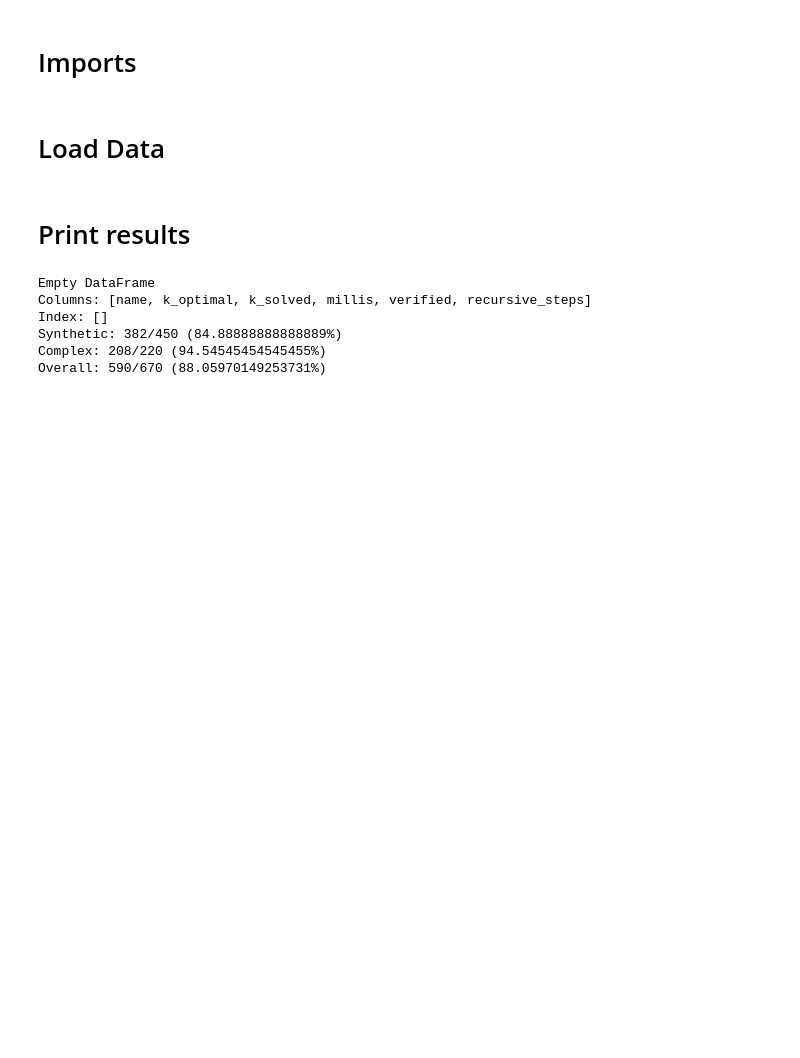
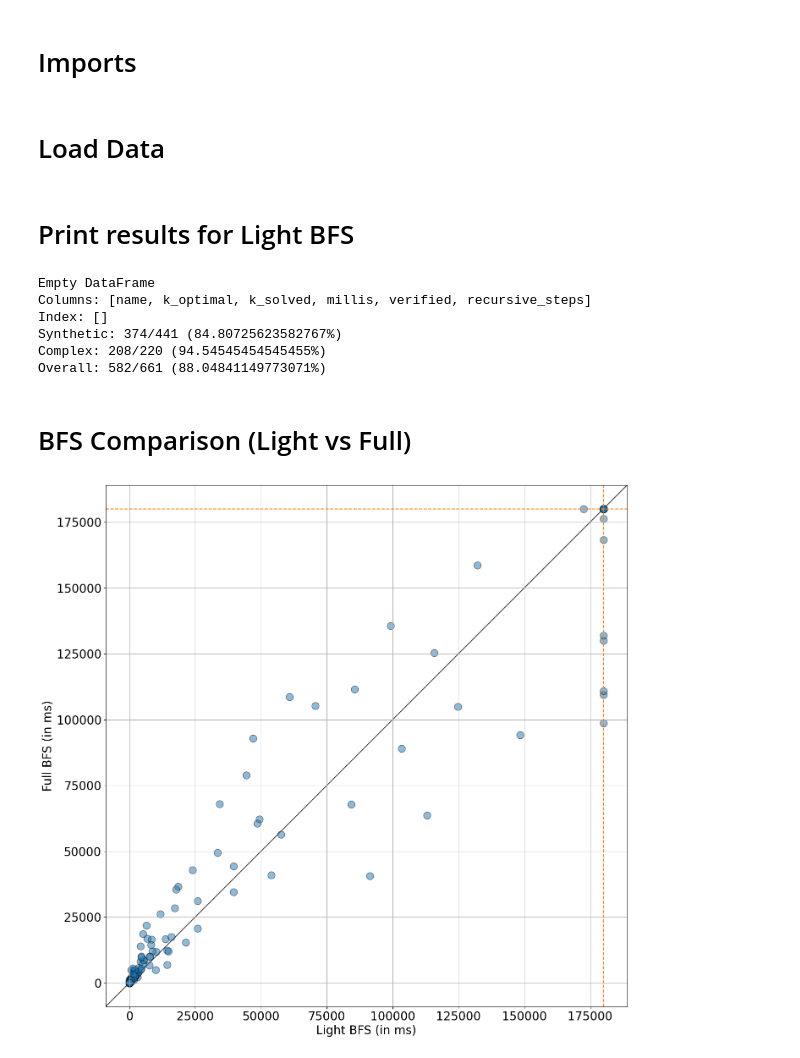
Before and after one commit to HenriDickel/DFVS-Solver, a Jupyter notebook: DFVS_Solver/src/python/statistics_v2.ipynb, the cells around one changed output. Cells and saved outputs as stored; diff of their text form; code cells hidden in the pictures; blank space fills up the shorter version.

```diff
--- a/DFVS_Solver/src/python/statistics_v2.ipynb
+++ b/DFVS_Solver/src/python/statistics_v2.ipynb
@@ -24,35 +20,66 @@ plt.style.use('default')
 font = {'size' : 20}
 plt.rc('font', **font)
 # %% [markdown]
-# Print results
+# Print results for Light BFS
 # %%
-
-dfFalse = df[df['verified'] == False]
+dfFalse = df_L[df_L['verified'] == False]
 dfError = dfFalse[dfFalse['millis'] < 180000]
 print(dfError)
 
-numSynthetic = df_synthetic.shape[0]
-dfSyntheticSolved = df_synthetic[df_synthetic['verified'] == True]
+numSynthetic = df_L_synthetic.shape[0]
+dfSyntheticSolved = df_L_synthetic[df_L_synthetic['verified'] == True]
 numSyntheticSolved = dfSyntheticSolved.shape[0]
 print("Synthetic: " + str(numSyntheticSolved) + "/" + str(numSynthetic)
       + " (" + str(numSyntheticSolved * 100 / numSynthetic if numSynthetic else 100) + "%)")
 
-numComplex = df_complex.shape[0]
-dfComplexSolved = df_complex[df_complex['verified'] == True]
+numComplex = df_L_complex.shape[0]
+dfComplexSolved = df_L_complex[df_L_complex['verified'] == True]
 numComplexSolved = dfComplexSolved.shape[0]
 print("Complex: " + str(numComplexSolved) + "/" + str(numComplex)
       + " (" + str(numComplexSolved * 100 / numComplex if numComplex else 100) + "%)")
 
-numGeneral = df.shape[0]
-dfSolved = df[df['verified'] == True]
-numSolved = dfSolved.shape[0]
-print("Overall: " + str(numSolved) + "/" + str(numGeneral)
-      + " (" + str(numSolved * 100 / numGeneral) + "%)")
+num_overall = df_L.shape[0]
+df_solved = df_L[df_L['verified'] == True]
+num_solved = df_solved.shape[0]
+print("Overall: " + str(num_solved) + "/" + str(num_overall)
+      + " (" + str(num_solved * 100 / num_overall) + "%)")
 # %% [output]
 Empty DataFrame
 Columns: [name, k_optimal, k_solved, millis, verified, recursive_steps]
 Index: []
-Synthetic: 382/450 (84.88888888888889%)
+Synthetic: 374/441 (84.80725623582767%)
 Complex: 208/220 (94.54545454545455%)
-Overall: 590/670 (88.05970149253731%)
+Overall: 582/661 (88.04841149773071%)
+# %% [markdown]
+# BFS Comparison (Light vs Full)
+# %%
+df_F_renamed = df_F.rename(columns={'millis': 'millis_F'})
+df_L_renamed = df_L.rename(columns={'millis': 'millis_L'})
+dfMerge = df_F_renamed.merge(df_L_renamed, on = "name", how = 'inner')
+
+fig, ax = plt.subplots(figsize=(16,16))
+ax.axhline(y=180000, color='tab:orange', linestyle='--')
+ax.axvline(x=180000, color='tab:orange', linestyle='--')
+ax.scatter(dfMerge['millis_L'], dfMerge['millis_F'], c='tab:blue', edgecolors='black', marker='o', alpha=0.5, s=150)
+plt.xlabel('Light BFS (in ms)')
+plt.ylabel('Full BFS (in ms)')
+ax.grid()
+
+
+x = np.array([0,180000])
+y = np.array([0,180000])
+lims = [
+    np.min([ax.get_xlim(), ax.get_ylim()]),  # min of both axes
+    np.max([ax.get_xlim(), ax.get_ylim()]),  # max of both axes
+]
+# now plot both limits against eachother
+ax.plot(lims, lims, 'k-', alpha=0.75, zorder=0)
+ax.set_aspect('equal')
+ax.set_xlim(lims)
+ax.set_ylim(lims)
+
+fig.savefig('plots/BFSComparison.png',  bbox_inches='tight')
+fig.show()
+# %% [output]
+[figure, added]
 # %% [markdown]
```
Also changed, not shown: parts of 7 cells of this notebook, 10 other files.
